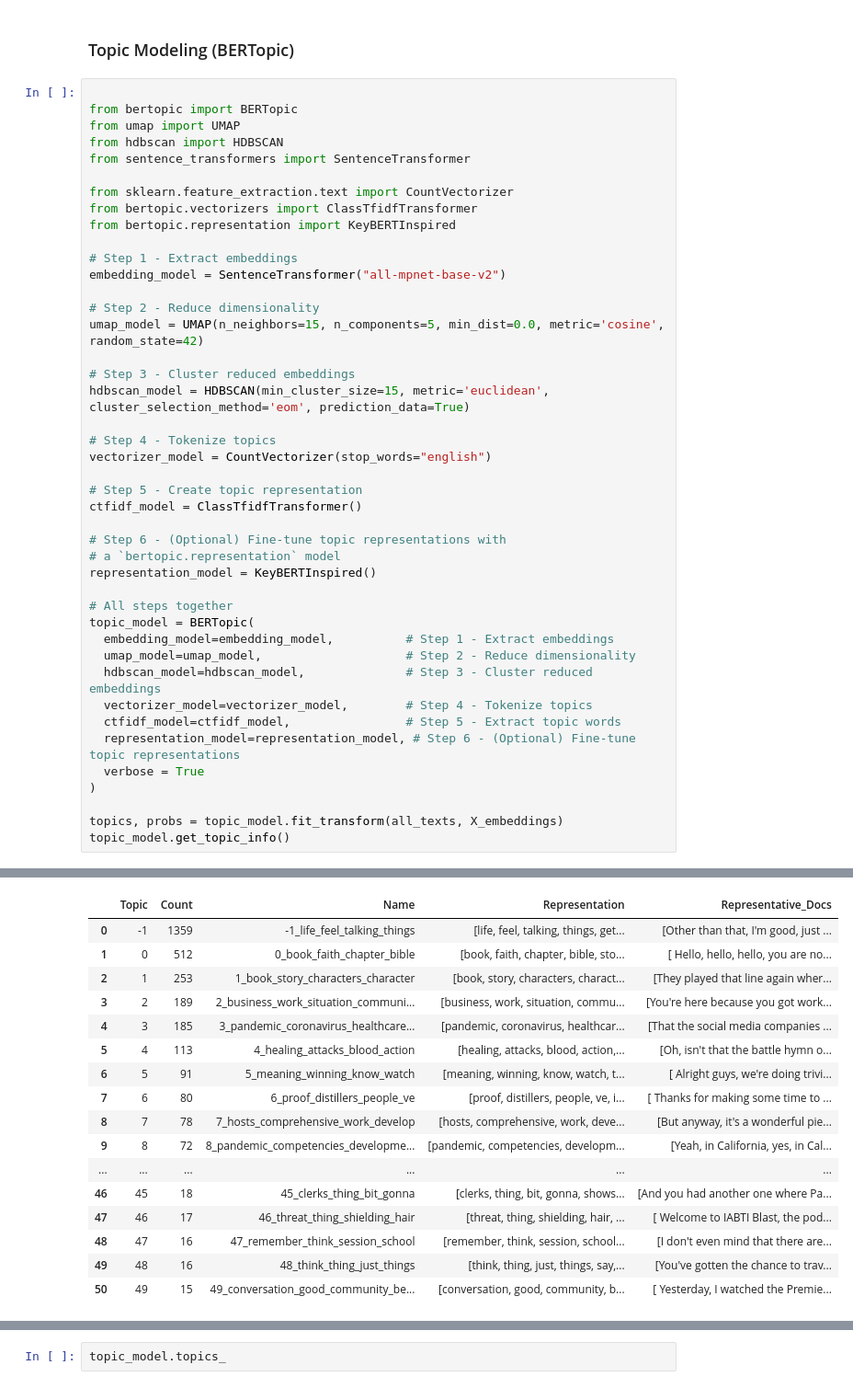
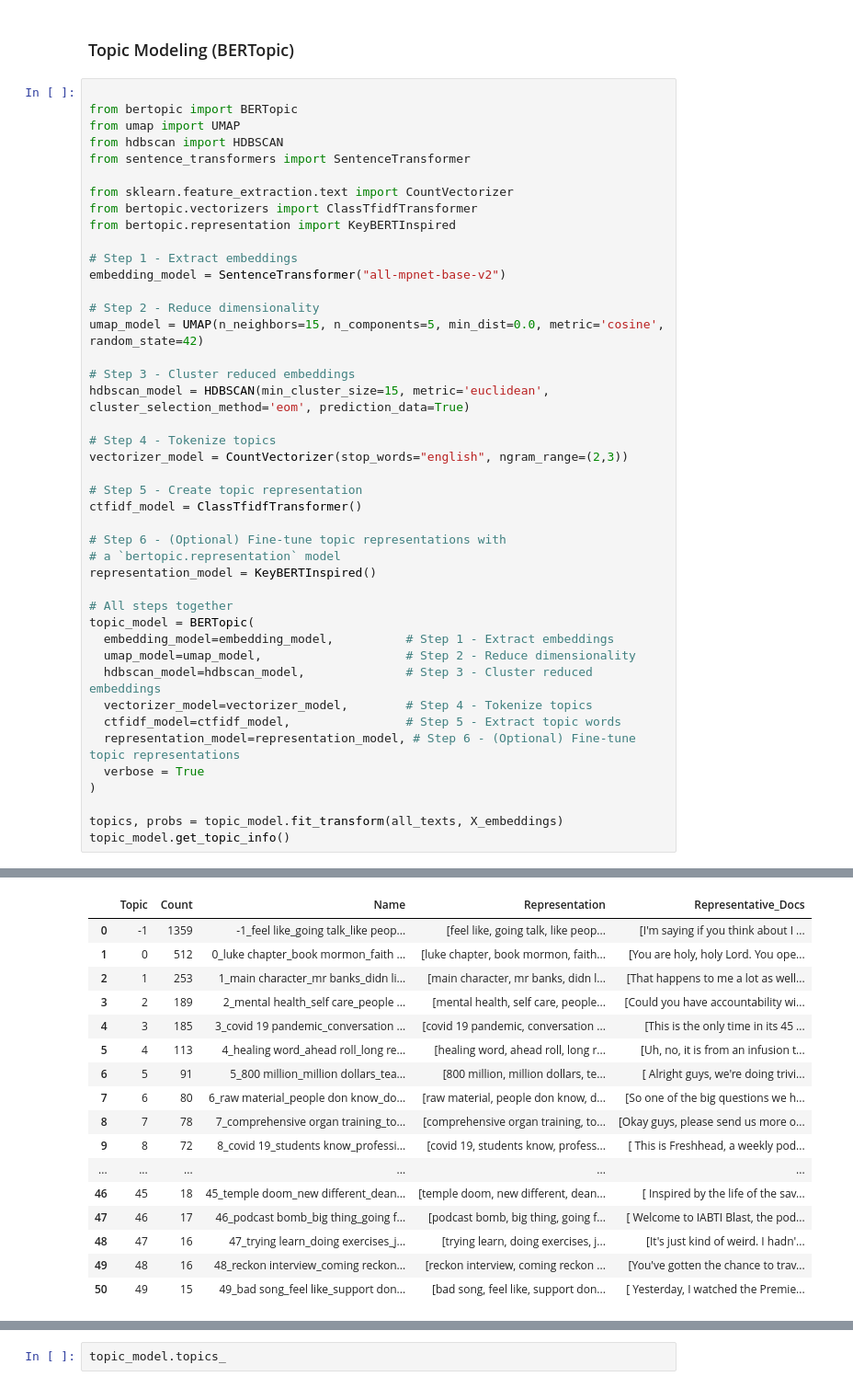
Before and after one commit to au-nlp/project-milestone-p2-group-10, a Jupyter notebook: main.ipynb, the cells around one changed output, grey strips where cells are left out. Shown at 92% size. Cells and saved outputs as stored; diff of their text form.

```diff
--- a/main.ipynb
+++ b/main.ipynb
@@ -1070,7 +1096,7 @@ umap_model = UMAP(n_neighbors=15, n_components=5, min_dist=0.0, metric='cosine',
 hdbscan_model = HDBSCAN(min_cluster_size=15, metric='euclidean', cluster_selection_method='eom', prediction_data=True)
 
 # Step 4 - Tokenize topics
-vectorizer_model = CountVectorizer(stop_words="english")
+vectorizer_model = CountVectorizer(stop_words="english", ngram_range=(2,3))
 
 # Step 5 - Create topic representation
 ctfidf_model = ClassTfidfTransformer()
@@ -1102,18 +1128,18 @@ topic_model.get_topic_info()
 |  | Topic | Count | Name | Representation | Representative_Docs |
-| 0 | -1 | 1359 | -1_life_feel_talking_things | [life, feel, talking, things, get... | [Other than that, I'm good, just ... |
-| 1 | 0 | 512 | 0_book_faith_chapter_bible | [book, faith, chapter, bible, sto... | [ Hello, hello, hello, you are no... |
-| 2 | 1 | 253 | 1_book_story_characters_character | [book, story, characters, charact... | [They played that line again wher... |
-| 3 | 2 | 189 | 2_business_work_situation_communi... | [business, work, situation, commu... | [You're here because you got work... |
-| 4 | 3 | 185 | 3_pandemic_coronavirus_healthcare... | [pandemic, coronavirus, healthcar... | [That the social media companies ... |
-| 5 | 4 | 113 | 4_healing_attacks_blood_action | [healing, attacks, blood, action,... | [Oh, isn't that the battle hymn o... |
-| 6 | 5 | 91 | 5_meaning_winning_know_watch | [meaning, winning, know, watch, t... | [ Alright guys, we're doing trivi... |
-| 7 | 6 | 80 | 6_proof_distillers_people_ve | [proof, distillers, people, ve, i... | [ Thanks for making some time to ... |
-| 8 | 7 | 78 | 7_hosts_comprehensive_work_develop | [hosts, comprehensive, work, deve... | [But anyway, it's a wonderful pie... |
-| 9 | 8 | 72 | 8_pandemic_competencies_developme... | [pandemic, competencies, developm... | [Yeah, in California, yes, in Cal... |
+| 0 | -1 | 1359 | -1_feel like_going talk_like peop... | [feel like, going talk, like peop... | [I'm saying if you think about I ... |
+| 1 | 0 | 512 | 0_luke chapter_book mormon_faith ... | [luke chapter, book mormon, faith... | [You are holy, holy Lord. You ope... |
+| 2 | 1 | 253 | 1_main character_mr banks_didn li... | [main character, mr banks, didn l... | [That happens to me a lot as well... |
+| 3 | 2 | 189 | 2_mental health_self care_people ... | [mental health, self care, people... | [Could you have accountability wi... |
+| 4 | 3 | 185 | 3_covid 19 pandemic_conversation ... | [covid 19 pandemic, conversation ... | [This is the only time in its 45 ... |
+| 5 | 4 | 113 | 4_healing word_ahead roll_long re... | [healing word, ahead roll, long r... | [Uh, no, it is from an infusion t... |
+| 6 | 5 | 91 | 5_800 million_million dollars_tea... | [800 million, million dollars, te... | [ Alright guys, we're doing trivi... |
+| 7 | 6 | 80 | 6_raw material_people don know_do... | [raw material, people don know, d... | [So one of the big questions we h... |
+| 8 | 7 | 78 | 7_comprehensive organ training_to... | [comprehensive organ training, to... | [Okay guys, please send us more o... |
+| 9 | 8 | 72 | 8_covid 19_students know_professi... | [covid 19, students know, profess... | [ This is Freshhead, a weekly pod... |
 | ... | ... | ... | ... | ... | ... |
-| 46 | 45 | 18 | 45_clerks_thing_bit_gonna | [clerks, thing, bit, gonna, shows... | [And you had another one where Pa... |
-| 47 | 46 | 17 | 46_threat_thing_shielding_hair | [threat, thing, shielding, hair, ... | [ Welcome to IABTI Blast, the pod... |
-| 48 | 47 | 16 | 47_remember_think_session_school | [remember, think, session, school... | [I don't even mind that there are... |
-| 49 | 48 | 16 | 48_think_thing_just_things | [think, thing, just, things, say,... | [You've gotten the chance to trav... |
-| 50 | 49 | 15 | 49_conversation_good_community_be... | [conversation, good, community, b... | [ Yesterday, I watched the Premie... |
+| 46 | 45 | 18 | 45_temple doom_new different_dean... | [temple doom, new different, dean... | [ Inspired by the life of the sav... |
+| 47 | 46 | 17 | 46_podcast bomb_big thing_going f... | [podcast bomb, big thing, going f... | [ Welcome to IABTI Blast, the pod... |
+| 48 | 47 | 16 | 47_trying learn_doing exercises_j... | [trying learn, doing exercises, j... | [It's just kind of weird. I hadn'... |
+| 49 | 48 | 16 | 48_reckon interview_coming reckon... | [reckon interview, coming reckon ... | [You've gotten the chance to trav... |
+| 50 | 49 | 15 | 49_bad song_feel like_support don... | [bad song, feel like, support don... | [ Yesterday, I watched the Premie... |
 # %%
```
Also changed, not shown: parts of 20 cells of this notebook.
